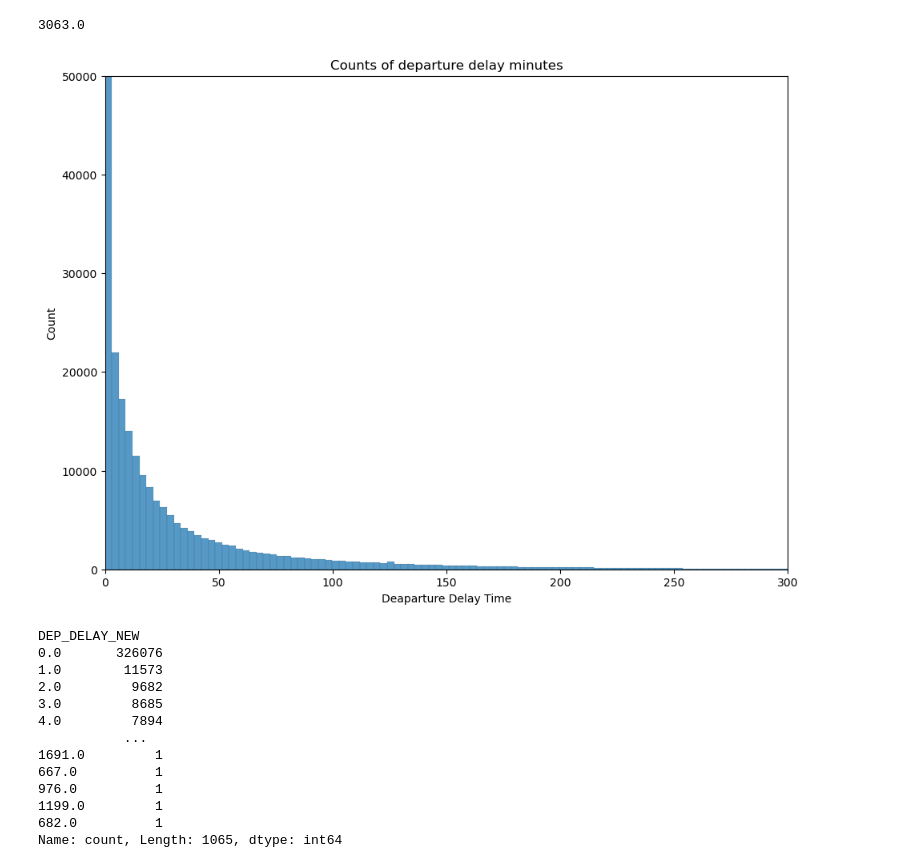
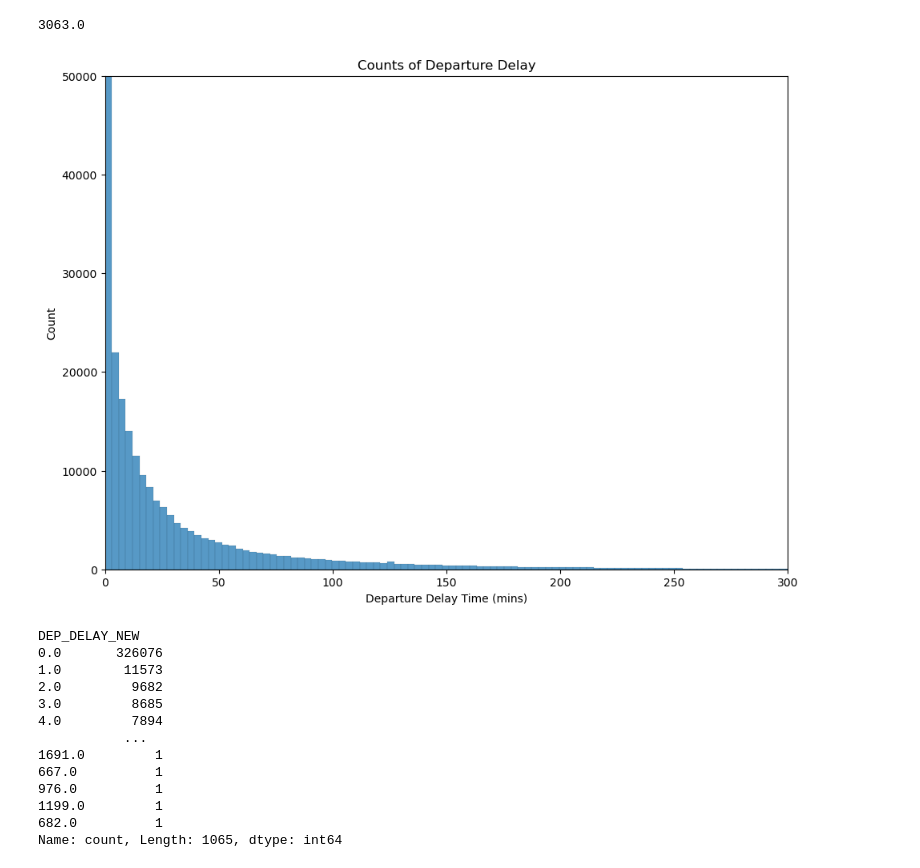
Before and after one commit to henrynguyen65/project-one, a Jupyter notebook: FlightDelayPy.ipynb, the cells around one changed output. Cells and saved outputs as stored; diff of their text form; code cells hidden in the pictures.

```diff
--- a/FlightDelayPy.ipynb
+++ b/FlightDelayPy.ipynb
@@ -193,5 +191,0 @@ flight_data_df.DEP_TIME[268503]
-# %%
-flight_data_df['DepTimeStamp']=np.nan
-# %%
-flight_data_df['DepTimeStamp'] = flight_data_df.FL_DATE.map(str) + " " + flight_data_df.DEP_TIME
-flight_data_df.head()
@@ -231,14 +217,14 @@ max_value
 # %%
 # The distribution of the delay minutes
 sns.histplot(data = flight_data_df, x = "DEP_DELAY_NEW", bins = 1000)
 plt.xlim(left = 0, right = 300)
 plt.ylim(bottom = 0, top = 50000)
-plt.title("Counts of departure delay minutes")
-plt.xlabel("Deaparture Delay Time")
+plt.title("Counts of Departure Delay")
+plt.xlabel("Departure Delay Time (mins)")
 plt.savefig("data/Fig2.png")
 plt.show()
 # %% [output]
-[figure, old version]
+[figure, new version]
 # %%
 flight_data_df["DEP_DELAY_NEW"].value_counts()
 # %% [output]
```
Also changed, not shown: parts of 30 cells of this notebook.
